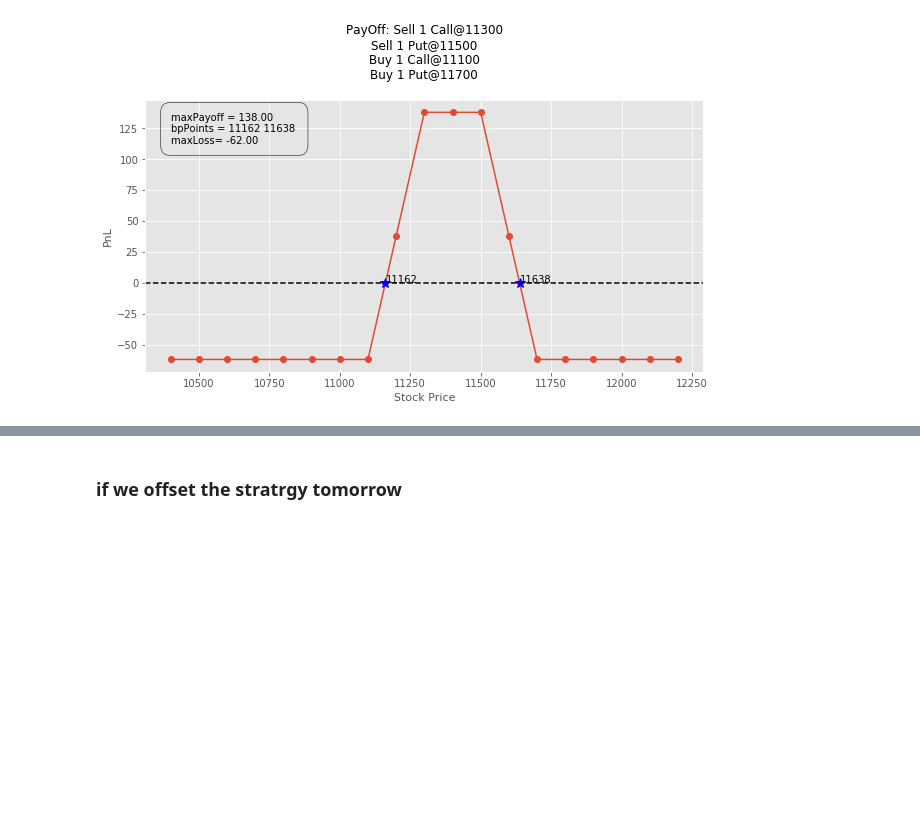
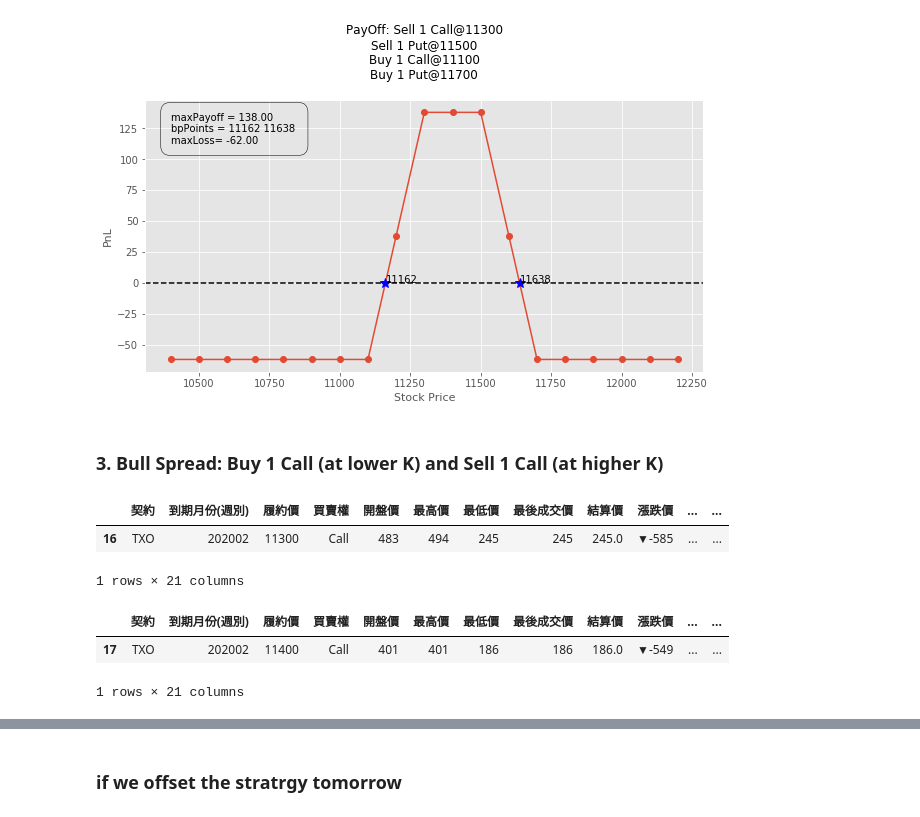
Before and after one commit to A2Zntu/OptionStrategy, a Jupyter notebook: main.ipynb, the cells around one changed output, grey strips where cells are left out. Cells and saved outputs as stored; diff of their text form; code cells hidden in the pictures; blank space fills up the shorter version.

```diff
--- a/main.ipynb
+++ b/main.ipynb
@@ -285,3 +285,17 @@ opt_strat2.portfolio_payoff(fileName = "Long Condor")
 # %% [output]
 max Payoff:  138.0
 [figure]
+# %% [markdown]
+### 3. Bull Spread: Buy 1 Call (at lower K) and Sell 1 Call (at higher K)
+# %%
+df_call[df_call.履約價 == 11300]
+# %% [output]
+|  | 契約 | 到期月份(週別) | 履約價 | 買賣權 | 開盤價 | 最高價 | 最低價 | 最後成交價 | 結算價 | 漲跌價 | ... | ... |
+| 16 | TXO | 202002 | 11300 | Call | 483 | 494 | 245 | 245 | 245.0 | ▼-585 | ... | ... |
+1 rows × 21 columns
+# %%
+df_call[df_call.履約價 == 11400]
+# %% [output]
+|  | 契約 | 到期月份(週別) | 履約價 | 買賣權 | 開盤價 | 最高價 | 最低價 | 最後成交價 | 結算價 | 漲跌價 | ... | ... |
+| 17 | TXO | 202002 | 11400 | Call | 401 | 401 | 186 | 186 | 186.0 | ▼-549 | ... | ... |
+1 rows × 21 columns
```
Also changed, not shown: parts of 6 cells of this notebook, 1 other file.
